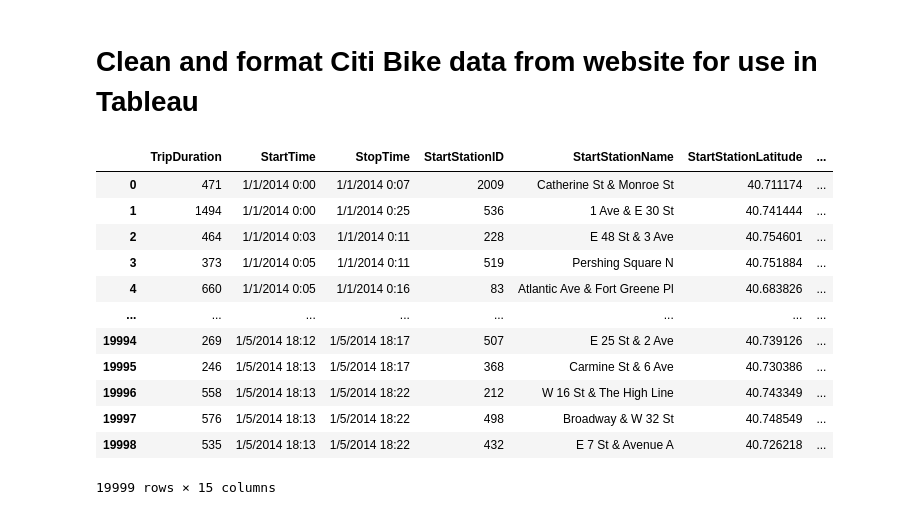
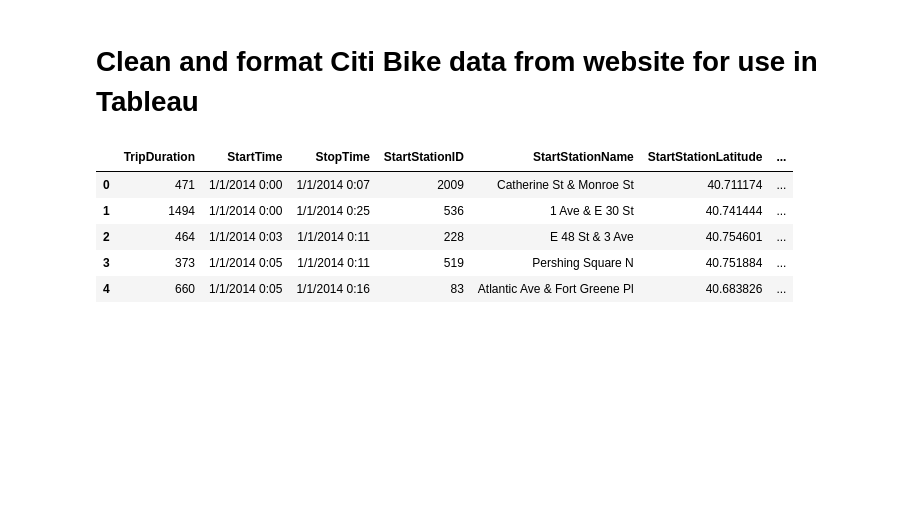
Before and after one commit to mathewqpmiller/Tableau-CitBikeAnalysis, a Jupyter notebook: CitiBikeWebData.ipynb, the cells around one changed output. Saved outputs shown, nothing was run; the diff lists cells and outputs as text; code cells hidden in the pictures; blank space fills up the shorter version.

```diff
--- a/CitiBikeWebData.ipynb
+++ b/CitiBikeWebData.ipynb
@@ -25,21 +25,14 @@ file_six_df = pd.read_csv(file_six, encoding="ISO-8859-1")
 # %%
 # Print File One
 
-file_one_df
+file_one_df.head()
 # %% [output]
 |  | TripDuration | StartTime | StopTime | StartStationID | StartStationName | StartStationLatitude | ... |
 | 0 | 471 | 1/1/2014 0:00 | 1/1/2014 0:07 | 2009 | Catherine St & Monroe St | 40.711174 | ... |
 | 1 | 1494 | 1/1/2014 0:00 | 1/1/2014 0:25 | 536 | 1 Ave & E 30 St | 40.741444 | ... |
 | 2 | 464 | 1/1/2014 0:03 | 1/1/2014 0:11 | 228 | E 48 St & 3 Ave | 40.754601 | ... |
 | 3 | 373 | 1/1/2014 0:05 | 1/1/2014 0:11 | 519 | Pershing Square N | 40.751884 | ... |
 | 4 | 660 | 1/1/2014 0:05 | 1/1/2014 0:16 | 83 | Atlantic Ave & Fort Greene Pl | 40.683826 | ... |
-| ... | ... | ... | ... | ... | ... | ... | ... |
-| 19994 | 269 | 1/5/2014 18:12 | 1/5/2014 18:17 | 507 | E 25 St & 2 Ave | 40.739126 | ... |
-| 19995 | 246 | 1/5/2014 18:13 | 1/5/2014 18:17 | 368 | Carmine St & 6 Ave | 40.730386 | ... |
-| 19996 | 558 | 1/5/2014 18:13 | 1/5/2014 18:22 | 212 | W 16 St & The High Line | 40.743349 | ... |
-| 19997 | 576 | 1/5/2014 18:13 | 1/5/2014 18:22 | 498 | Broadway & W 32 St | 40.748549 | ... |
-| 19998 | 535 | 1/5/2014 18:13 | 1/5/2014 18:22 | 432 | E 7 St & Avenue A | 40.726218 | ... |
-19999 rows × 15 columns
 # %%
 # Print File Two
 
```
Also changed, not shown: parts of 7 cells of this notebook, 1 other file.
